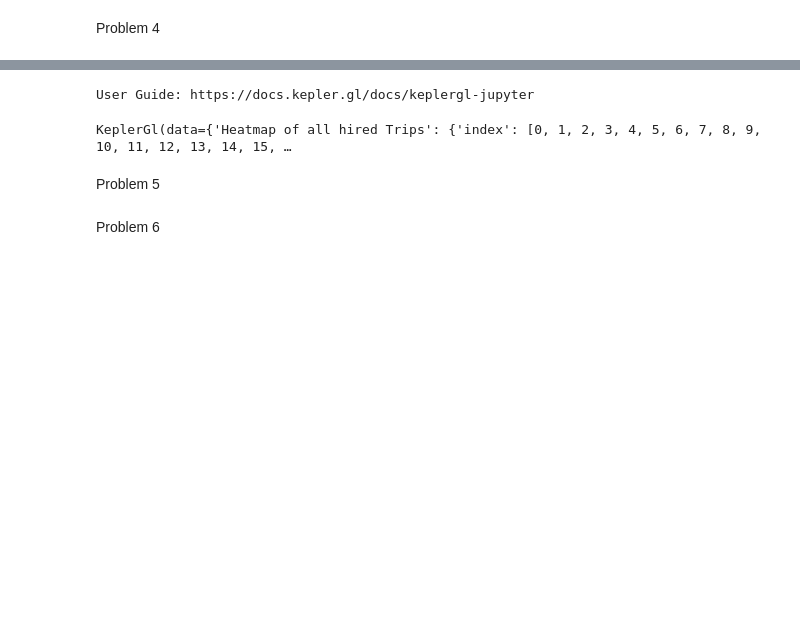
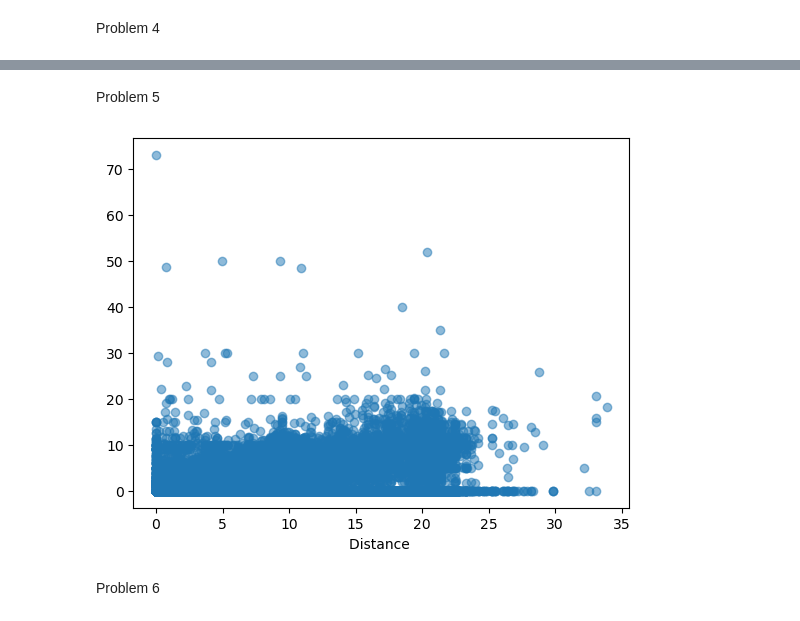
Before and after one commit to maoyiangela/4501group_project, a Jupyter notebook: Project Scaffolding-2.ipynb, the cells around one changed output, grey strips where cells are left out. Saved outputs shown, nothing was run; the diff lists cells and outputs as text; code cells hidden in the pictures; blank space fills up the shorter version.

Commit message:
new taxi data

```diff
--- a/Project Scaffolding-2.ipynb
+++ b/Project Scaffolding-2.ipynb
@@ -789,38 +792,32 @@ def get_data_heatmap_alltrips():
     # You can put the data queried into a pandas dataframe, if you wish
     return df
 # %%
-some_dataframe = get_data_heatmap_alltrips()
-heatmap_alltrips(some_dataframe)
+heatmao_dataframe = get_data_heatmap_alltrips()
+heatmap_alltrips(heatmap_dataframe)
-# %% [output]
-User Guide: https://docs.kepler.gl/docs/keplergl-jupyter
-KeplerGl(data={'Heatmap of all hired Trips': {'index': [0, 1, 2, 3, 4, 5, 6, 7, 8, 9, 10, 11, 12, 13, 14, 15, …
 # %% [markdown]
 Problem 5
 # %%
-def plot_visual_n(dataframe):
-    figure, axes = plt.subplots(figsize=(20, 10))
-
-    values = "..."  # use the dataframe to pull out values needed to plot
-
-    # you may want to use matplotlib to plot your visualizations;
-    # there are also many other plot types (other
-    # than axes.plot) you can use
-    axes.plot(values, "...")
-    # there are other methods to use to label your axes, to style
-    # and set up axes labels, etc
-    axes.set_title("Some Descriptive Title")
-
+def plot_scatter_tipdistance(dataframe):
+    x=dataframe.distance
+    y=dataframe.tip_amount
+    plt.scatter(x, y, marker='o', alpha=0.5, cmap='viridis')
+    plt.xlabel("Distance ")
     plt.show()
 # %%
-def get_data_for_visual_n():
+def get_data_for_tipdistance():
     # Query SQL database for the data needed.
-    QUERY_v3="""
-
-
+    QUERY_tipdistance="""
+    SELECT tip_amount, distance
+    FROM taxi_trips
     """
-
+    df=pd.read_sql_query(QUERY_tipdistance,con=engine.connect())
 
     # You can put the data queried into a pandas dataframe, if you wish
     return df
+# %%
+some_dataframe = get_data_for_tipdistance()
+plot_scatter_tipdistance(some_dataframe)
+# %% [output]
+[figure, added]
 # %% [markdown]
 Problem 6
```
Also changed, not shown: parts of 8 cells of this notebook, 3 other files.
